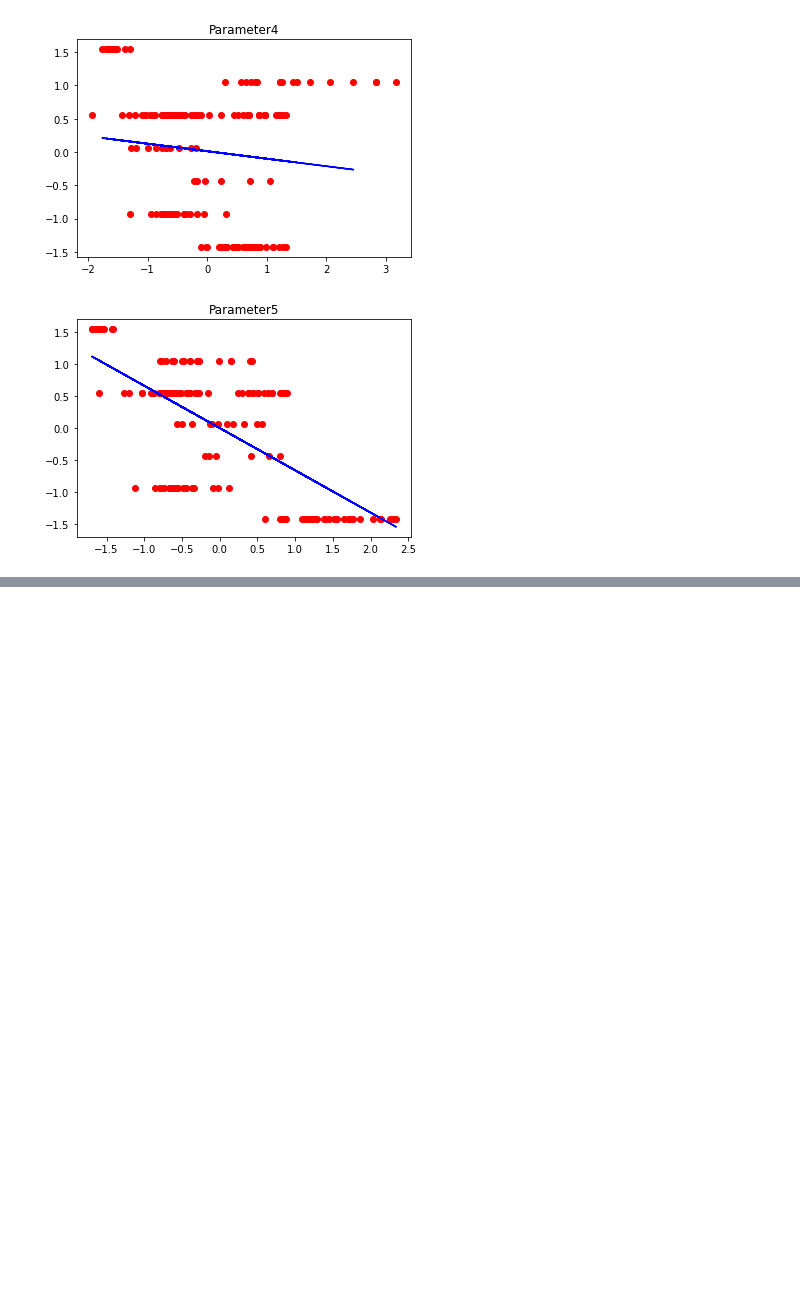
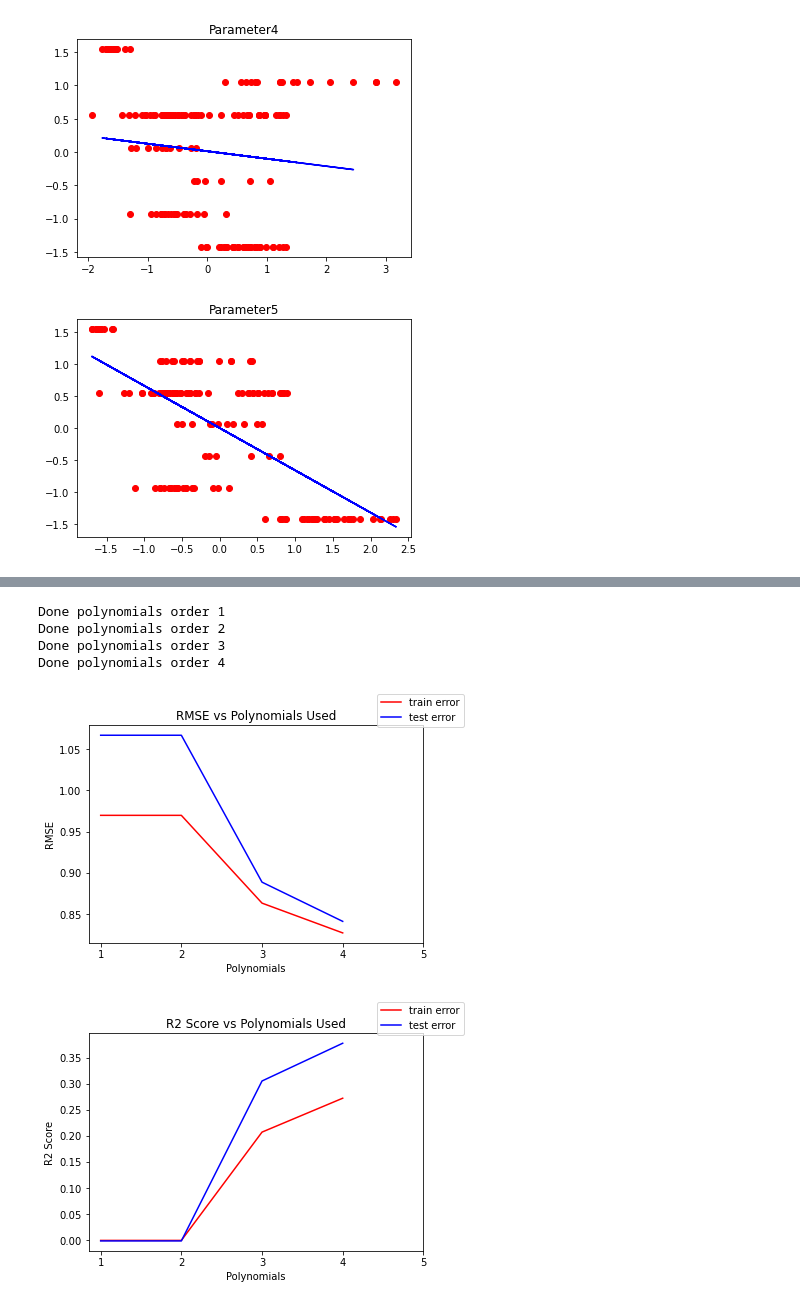
Before and after one commit to hnslmp/machine_learning_ui, a Jupyter notebook: 3.Linear Regression/Linear_Regression.ipynb, the cells around one changed output, grey strips where cells are left out. Saved outputs shown, nothing was run; the diff lists cells and outputs as text; code cells hidden in the pictures; blank space fills up the shorter version.

Commit message:
tambah lasso

```diff
--- a/3.Linear Regression/Linear_Regression.ipynb
+++ b/3.Linear Regression/Linear_Regression.ipynb
@@ -124,0 +150,47 @@ ax.set(xlabel='Polynomials', ylabel='R2 Score', title='R2 Score vs Polynomials U
+# %%
+#Polynomial Regression
+poly_r2 = []
+poly_error = []
+
+for i in range (1,5):
+    poly = preprocessing.PolynomialFeatures(degree = i)
+    x_poly = poly.fit_transform(x_train)
+
+    poly.fit(x_poly, y_train)
+    polylr = linear_model.Lasso()
+    polylr.fit(x_poly, y_train)
+    y_pred = polylr.predict(poly.fit_transform(x_test))
+
+    score_r2_train = polylr.score(x_poly, y_train)
+    score_r2_test = polylr.score(poly.fit_transform(x_test), y_test)
+    score_error_train = mean_squared_error(y_train, polylr.predict(poly.fit_transform(x_train)), squared=False)
+    score_error_test = mean_squared_error(y_test,   polylr.predict(poly.fit_transform(x_test)),  squared=False)
+    poly_r2.append((i, score_r2_train, score_r2_test))
+    poly_error.append((i,score_error_train ,score_error_test))
+    print("Done polynomials order " + str(i))
+
+poly_r2 = np.asarray(poly_r2)
+poly_error = np.asarray(poly_error)
+# %% [output]
+Done polynomials order 1
+Done polynomials order 2
+Done polynomials order 3
+Done polynomials order 4
+# %%
+#Plot Polynomial Regression Result
+fig, ax = plt.subplots()
+ax.plot(poly_error[:,0], poly_error[:,1],color='red');
+ax.plot(poly_error[:,0], poly_error[:,2],color='blue');
+fig.legend(["train error","test error"],loc="upper right")
+ax.xaxis.set_ticks(np.arange(1, 6, 1))
+ax.set(xlabel='Polynomials', ylabel='RMSE', title='RMSE vs Polynomials Used');
+
+fig, ax = plt.subplots()
+ax.plot(poly_r2[:,0], poly_r2[:,1],color="red");
+ax.plot(poly_r2[:,0], poly_r2[:,2],color="blue");
+fig.legend(["train error","test error"],loc="upper right")
+ax.xaxis.set_ticks(np.arange(1, 6, 1))
+ax.set(xlabel='Polynomials', ylabel='R2 Score', title='R2 Score vs Polynomials Used');
+# %% [output]
+[figure, added]
+[figure, added]
```
Also changed, not shown: parts of 6 cells of this notebook.
